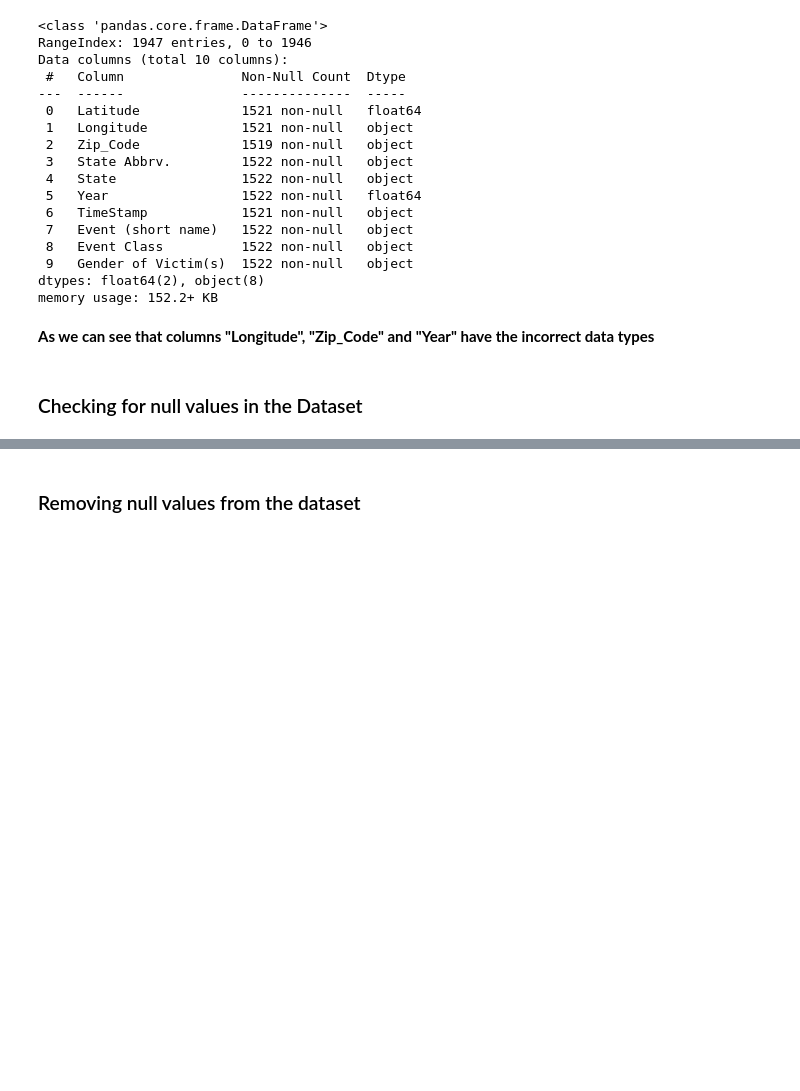
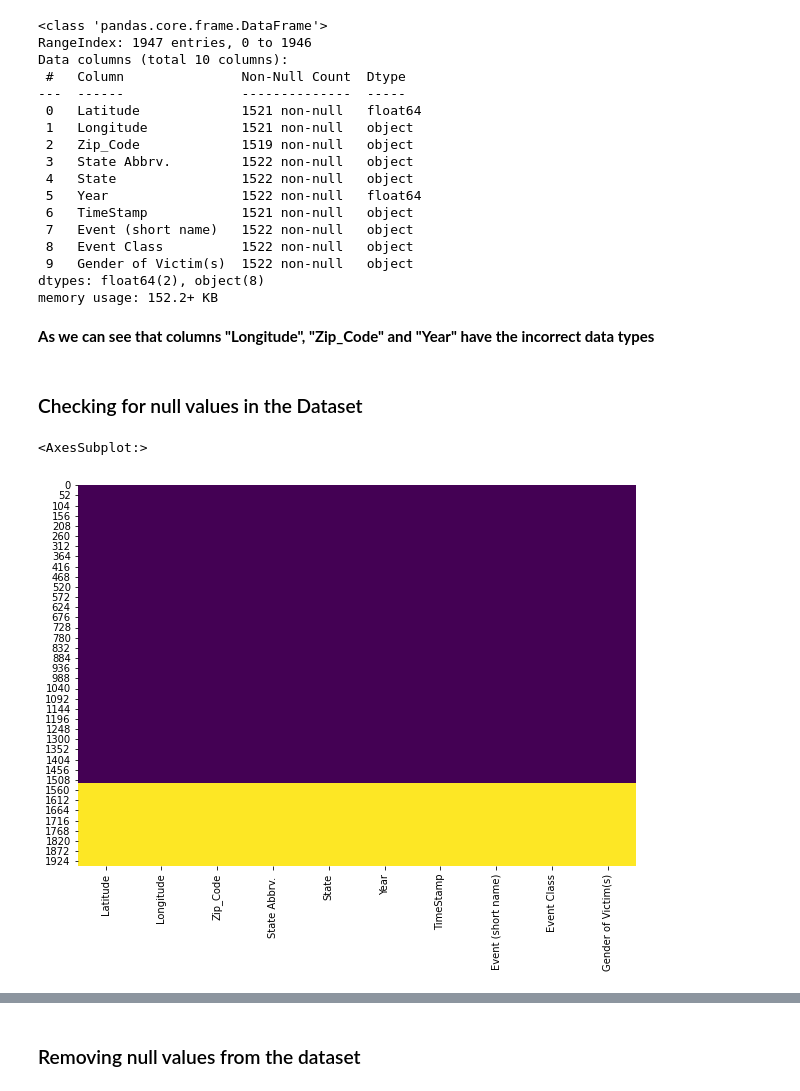
Before and after one commit to Vaibhav-1911/Machine-Learning-Projects, a Jupyter notebook: An Overview of Crimes against Muslims in the United States from 2008 to 2020.ipynb, the cells around one changed output, grey strips where cells are left out. Drawn from its saved outputs; the diff is of its cells as text; code cells hidden in the pictures; blank space fills up the shorter version.

```diff
--- a/An Overview of Crimes against Muslims in the United States from 2008 to 2020.ipynb
+++ b/An Overview of Crimes against Muslims in the United States from 2008 to 2020.ipynb
@@ -61,6 +74,12 @@ memory usage: 152.2+ KB
 **As we can see that columns "Longitude", "Zip_Code" and "Year" have the incorrect data types**
 # %% [markdown]
 ### Checking for null values in the Dataset
+# %%
+plt.figure(figsize=(10,7))
+sns.heatmap(crimes.isnull(), cbar = False, cmap = 'viridis')
+# %% [output]
+<AxesSubplot:>
+[figure, added]
 # %%
 crimes_null = crimes[crimes.isnull().any(axis=1)]
 # %%
```
Also changed, not shown: parts of 32 cells of this notebook.
